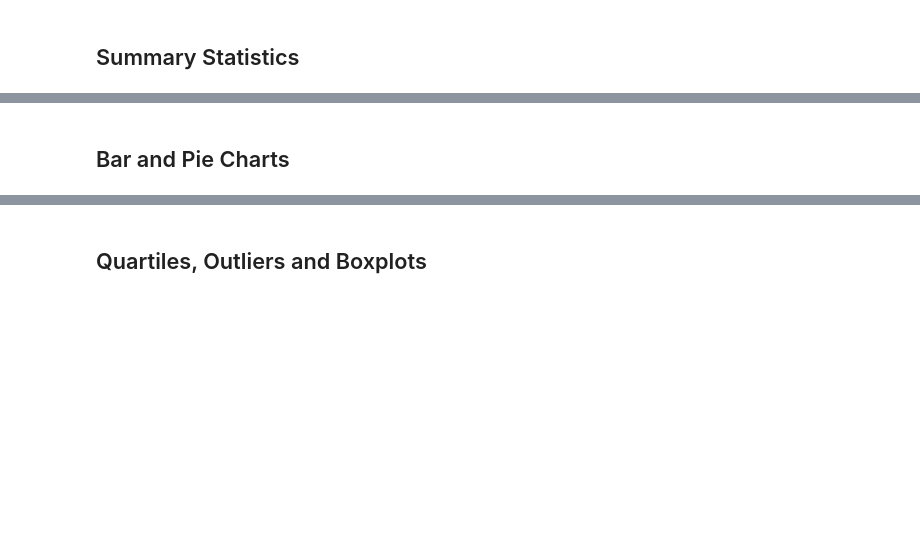
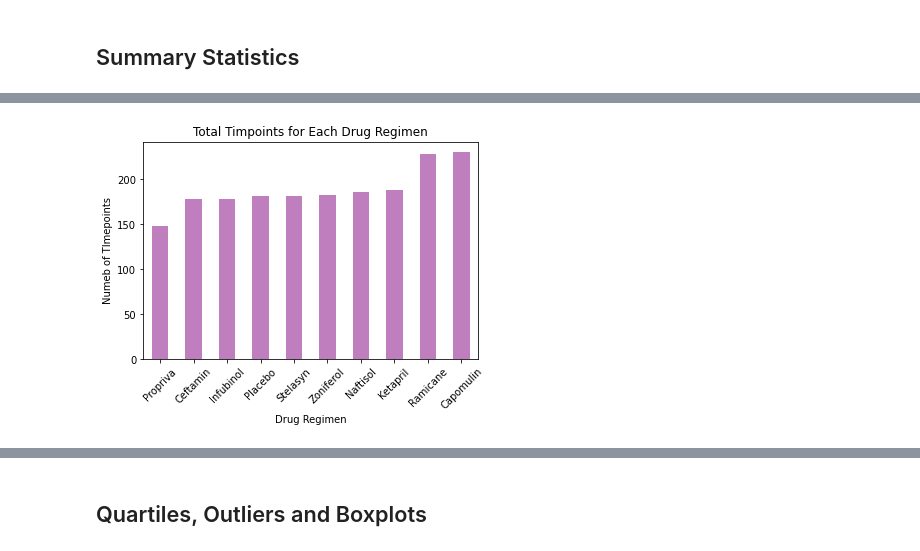
Before and after one commit to FastlifeFuture/Matplotlib-Challenge, a Jupyter notebook: pymaceuticals_starter.ipynb, the cells around one changed output, grey strips where cells are left out. Cells and saved outputs as stored; diff of their text form; code cells hidden in the pictures; blank space fills up the shorter version.

```diff
--- a/pymaceuticals_starter.ipynb
+++ b/pymaceuticals_starter.ipynb
@@ -55,4 +59,6 @@ Mouse_ID_Timepoint
 # %%
 # Create a clean DataFrame by dropping the duplicate mouse by its ID.
+#MouseStudyResultsClean=MouseStudyResults.drop_duplicates(subset=['Mouse ID', 'Timepoint'],keep="first")
+MouseStudyResultsClean=MouseStudyResults.drop(MouseStudyResults[MouseStudyResults['Mouse ID']=="g989"].index)
 # %%
 # Checking the number of mice in the clean DataFrame.
@@ -71,2 +128,0 @@ Mouse_ID_Timepoint
-# %% [markdown]
-## Bar and Pie Charts
@@ -73,4 +131,13 @@ Mouse_ID_Timepoint
 # %%
 # Generate a bar plot showing the total number of timepoints for all mice tested for each drug regimen using Pandas.
+x_axis = MouseStudyResultsClean.groupby('Drug Regimen')['Timepoint'].count()
+timepoints = x_axis.sort_values(ascending=True).plot.bar(rot=45,
+                                                         color='purple',
+                                                         title = 'Total Timpoints for Each Drug Regimen',
+                                                         xlabel = 'Drug Regimen',
+                                                         ylabel = 'Numeb of TImepoints',
+                                                         alpha = .5)
+# %% [output]
+[figure, added]
 # %%
 # Generate a bar plot showing the total number of timepoints for all mice tested for each drug regimen using pyplot.
```
Also changed, not shown: parts of 21 cells of this notebook.
